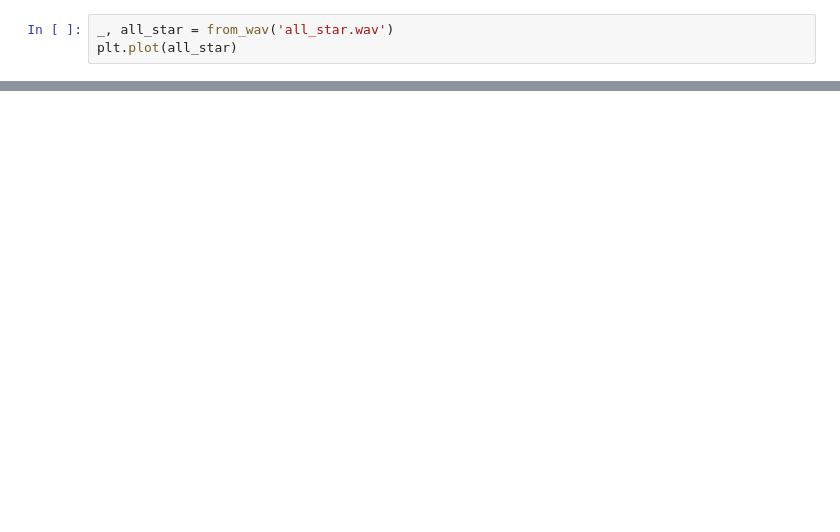
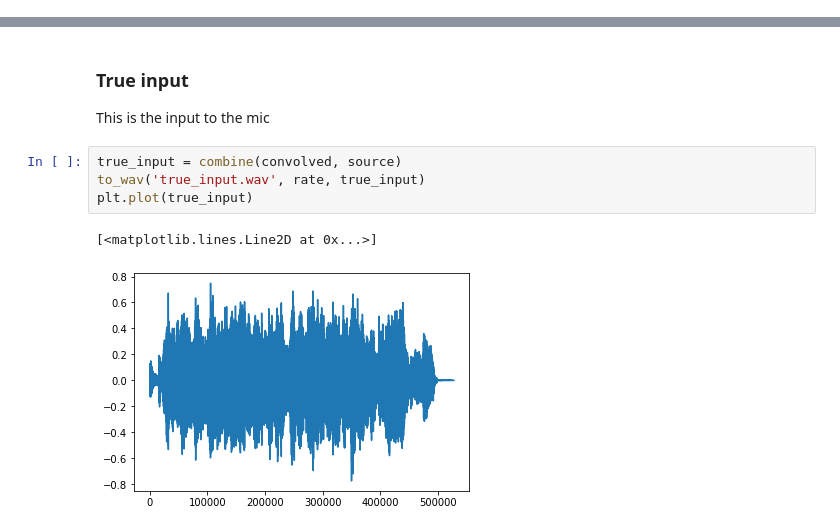
Before and after one commit to mtulla/6111-project-prototype, a Jupyter notebook: isolate_sound.ipynb, the cells around one changed output, grey strips where cells are left out. Drawn from its saved outputs; the diff is of its cells as text; blank space fills up the shorter version.

```diff
--- a/isolate_sound.ipynb
+++ b/isolate_sound.ipynb
@@ -37,3 +0,0 @@ plt.plot(irdata)
-# %%
-_, all_star = from_wav('all_star.wav')
-plt.plot(all_star)
@@ -120,0 +50,10 @@ plt.plot(irdata2046)
+# %% [markdown]
+### True input
+This is the input to the mic
+# %%
+true_input = combine(convolved, source)
+to_wav('true_input.wav', rate, true_input)
+plt.plot(true_input)
+# %% [output]
+[<matplotlib.lines.Line2D at 0x...>]
+[figure, added]
```
Also changed, not shown: parts of 37 cells of this notebook, 12 other files.
